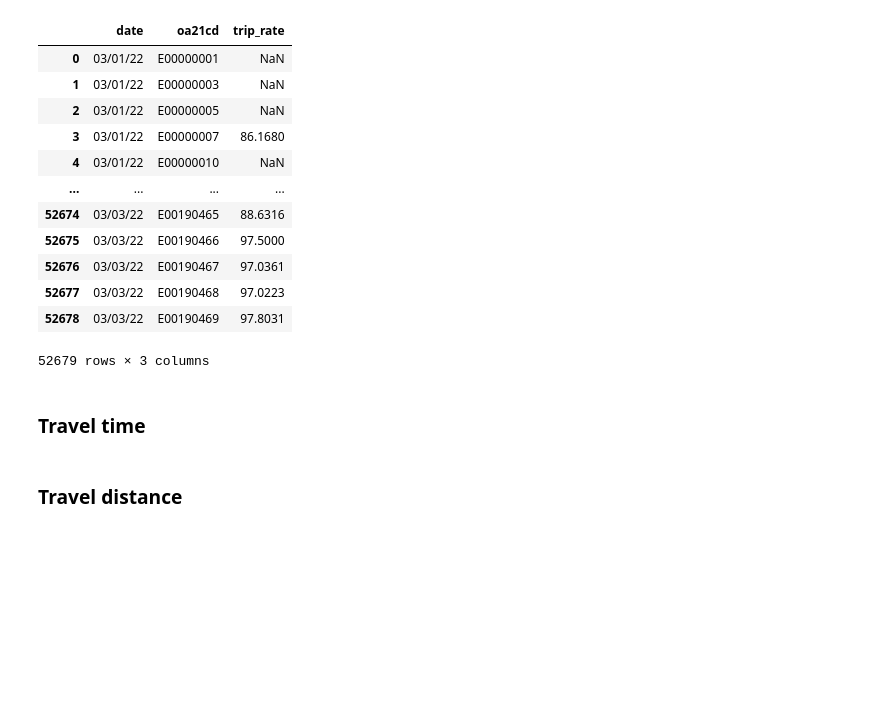
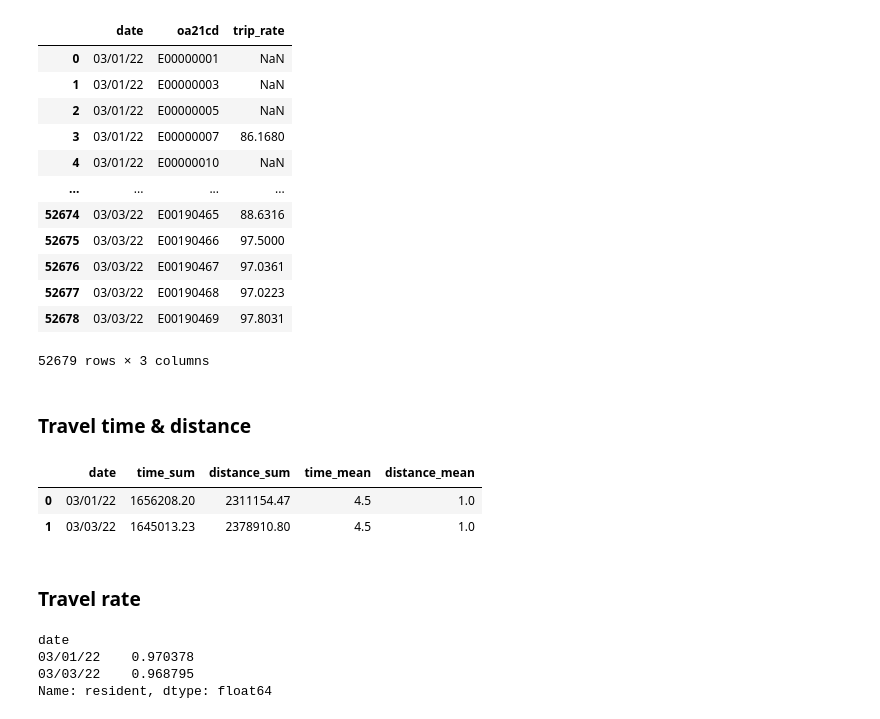
Before and after one commit to ZongheMa/Understanding-the-modal-shifting-and-travel-delays-under-short-term-transport-disruption-CSoLTS, a Jupyter notebook: EDA.ipynb, the cells around one changed output. Saved outputs shown, nothing was run; the diff lists cells and outputs as text; code cells hidden in the pictures; blank space fills up the shorter version.

```diff
--- a/EDA.ipynb
+++ b/EDA.ipynb
@@ -508,6 +472,36 @@ triprate_oa
 | 52678 | 03/03/22 | E00190469 | 97.8031 |
 52679 rows × 3 columns
 # %% [markdown]
-### Travel time
+### Travel time & distance
-# %% [markdown]
-### Travel distance
+# %%
+# Group by 'date' and 'update_mode', and aggregate 'time' and 'distance' by sum
+travel = device_313_modes.groupby(['date']).agg(time_sum=('time', 'sum'), distance_sum=('distance', 'sum')).reset_index()
+travel[['time_sum', 'distance_sum']] = travel[['time_sum', 'distance_sum']].round(2)
+
+
+# Calculating mean values and renaming columns
+travel['time_mean'] = device_313_modes.groupby(['date','startid'])['time'].transform('mean').round(2)
+travel['distance_mean'] = device_313_modes.groupby(['date','startid'])['distance'].transform('mean').round(2)
+
+travel
+# %% [output]
+|  | date | time_sum | distance_sum | time_mean | distance_mean |
+| 0 | 03/01/22 | 1656208.20 | 2311154.47 | 4.5 | 1.0 |
+| 1 | 03/03/22 | 1645013.23 | 2378910.80 | 4.5 | 1.0 |
+# %% [markdown]
+### Travel rate
+# %%
+# the rate of trip counts: selecte the non-residents status rates from the device status dataset
+
+# Group by 'date' and then calculate the normalized value counts for each 'device_type'
+device_type_rate_pd = device_313_status.groupby('date')['device_type'].value_counts(normalize=True).unstack(fill_value=0)
+
+# Calculate the proportion of non-resident devices for each date
+travelrate = 1 - device_type_rate_pd.get('resident', 0)
+
+travelrate
+# %% [output]
+date
+03/01/22    0.970378
+03/03/22    0.968795
+Name: resident, dtype: float64
```
Also changed, not shown: parts of 4 cells of this notebook.
